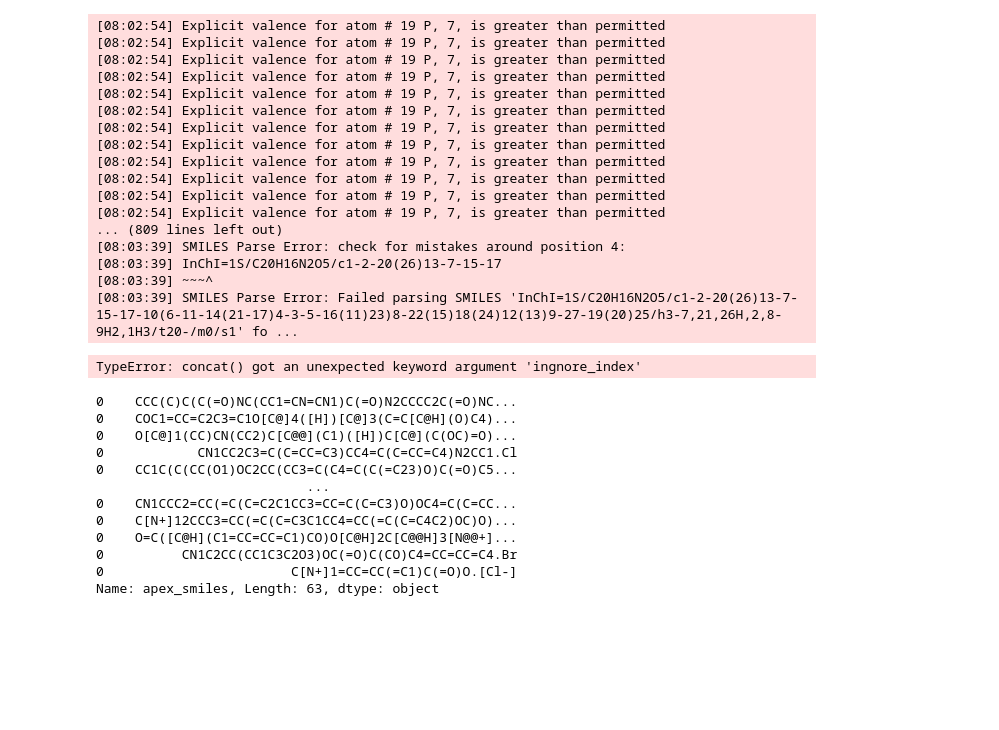
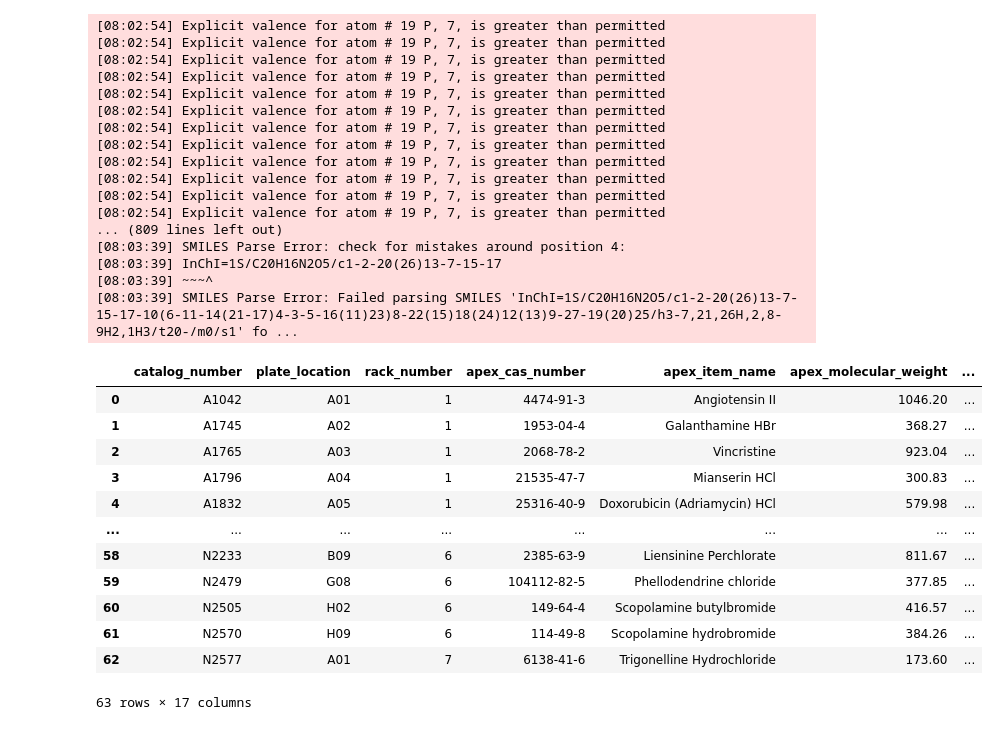
Before and after one commit to commons-research/apex_bio_data_cleaning, a Jupyter notebook: explore_bad_data.ipynb, the cells around one changed output. Saved outputs shown, nothing was run; the diff lists cells and outputs as text; code cells hidden in the pictures; blank space fills up the shorter version.

```diff
--- a/explore_bad_data.ipynb
+++ b/explore_bad_data.ipynb
@@ -54,22 +54,21 @@ not_matching_mass = pd.concat(
 # %%
 multi_molecule = pd.concat(
     [i.to_dataframe() for i in molecules if i.apex_smiles and "." in i.apex_smiles],
-    ignore_index == True,
+    ignore_index=True,
 )
-# %% [output]
-TypeError: concat() got an unexpected keyword argument 'ingnore_index'
-# %%
-multi_molecule.loc[0, "apex_smiles"]
-# %% [output]
-0    CCC(C)C(C(=O)NC(CC1=CN=CN1)C(=O)N2CCCC2C(=O)NC...
-0    COC1=CC=C2C3=C1O[C@]4([H])[C@]3(C=C[C@H](O)C4)...
-0    O[C@]1(CC)CN(CC2)C[C@@](C1)([H])C[C@](C(OC)=O)...
-0            CN1CC2C3=C(C=CC=C3)CC4=C(C=CC=C4)N2CC1.Cl
-0    CC1C(C(CC(O1)OC2CC(CC3=C(C4=C(C(=C23)O)C(=O)C5...
-                           ...
-0    CN1CCC2=CC(=C(C=C2C1CC3=CC=C(C=C3)O)OC4=C(C=CC...
-0    C[N+]12CCC3=CC(=C(C=C3C1CC4=CC(=C(C=C4C2)OC)O)...
-0    O=C([C@H](C1=CC=CC=C1)CO)O[C@H]2C[C@@H]3[N@@+]...
-0          CN1C2CC(CC1C3C2O3)OC(=O)C(CO)C4=CC=CC=C4.Br
-0                        C[N+]1=CC=CC(=C1)C(=O)O.[Cl-]
-Name: apex_smiles, Length: 63, dtype: object
+# %%
+multi_molecule
+# %% [output]
+|  | catalog_number | plate_location | rack_number | apex_cas_number | apex_item_name | apex_molecular_weight | ... |
+| 0 | A1042 | A01 | 1 | 4474-91-3 | Angiotensin II | 1046.20 | ... |
+| 1 | A1745 | A02 | 1 | 1953-04-4 | Galanthamine HBr | 368.27 | ... |
+| 2 | A1765 | A03 | 1 | 2068-78-2 | Vincristine | 923.04 | ... |
+| 3 | A1796 | A04 | 1 | 21535-47-7 | Mianserin HCl | 300.83 | ... |
+| 4 | A1832 | A05 | 1 | 25316-40-9 | Doxorubicin (Adriamycin) HCl | 579.98 | ... |
+| ... | ... | ... | ... | ... | ... | ... | ... |
+| 58 | N2233 | B09 | 6 | 2385-63-9 | Liensinine Perchlorate | 811.67 | ... |
+| 59 | N2479 | G08 | 6 | 104112-82-5 | Phellodendrine chloride | 377.85 | ... |
+| 60 | N2505 | H02 | 6 | 149-64-4 | Scopolamine butylbromide | 416.57 | ... |
+| 61 | N2570 | H09 | 6 | 114-49-8 | Scopolamine hydrobromide | 384.26 | ... |
+| 62 | N2577 | A01 | 7 | 6138-41-6 | Trigonelline Hydrochloride | 173.60 | ... |
+63 rows × 17 columns
```
Also changed, not shown: 2 other files.
